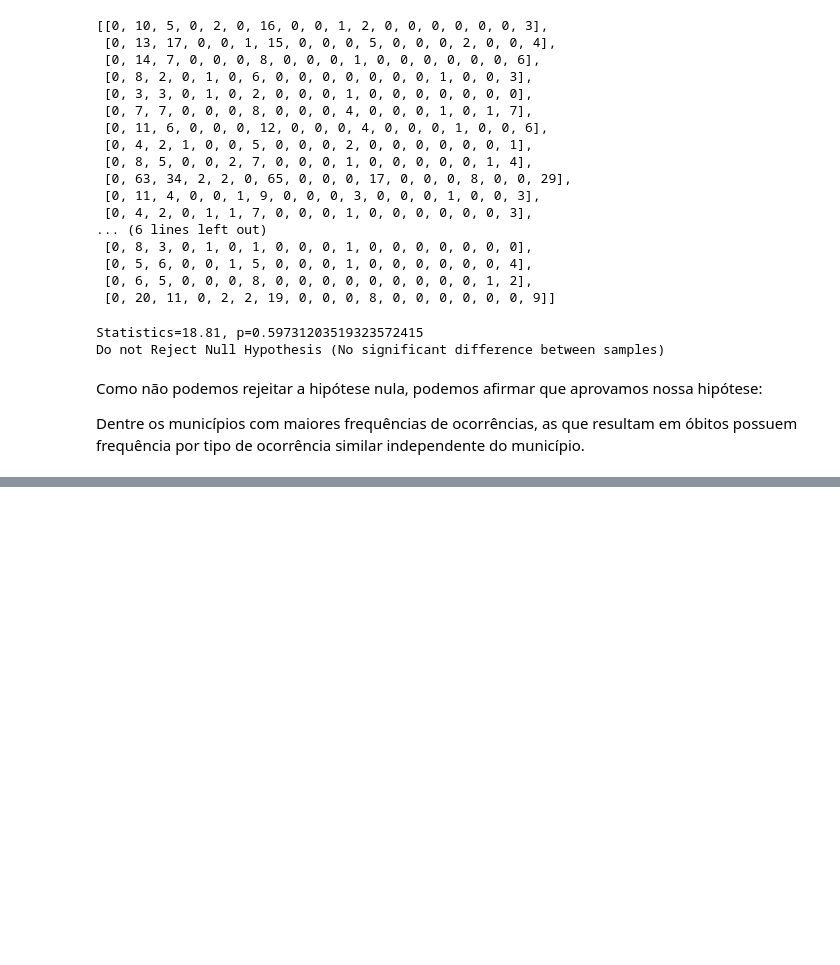
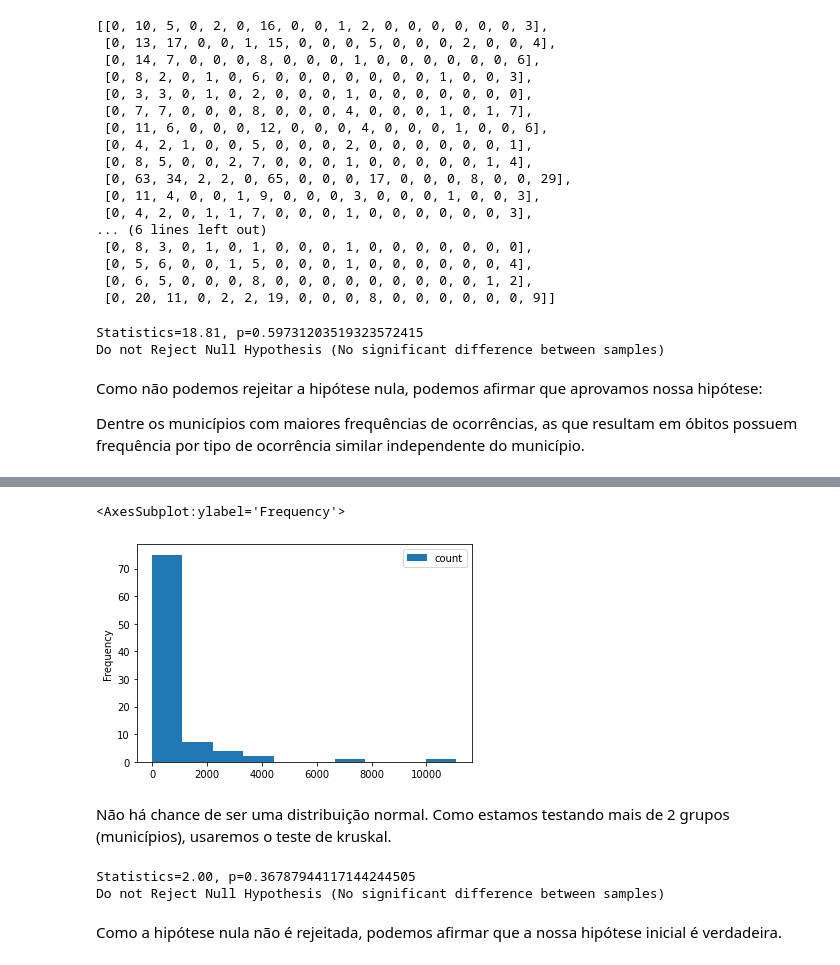
Before and after one commit to alpsilva/emergency-occurrences-recife, a Jupyter notebook: study.ipynb, the cells around one changed output, grey strips where cells are left out. Cells and saved outputs as stored; diff of their text form; code cells hidden in the pictures; blank space fills up the shorter version.

```diff
--- a/study.ipynb
+++ b/study.ipynb
@@ -420,0 +500,6 @@ Dentre os municípios com maiores frequências de ocorrências, as que resultam
+# %%
+highest_5 = raw_df.groupby(['municipio'])['data'].agg(['count']).reset_index()
+highest_5 = highest_5.sort_values(by="count", ascending=False)
+highest_5 = highest_5[0:5]
+highest_5_names = highest_5["municipio"].values.to_list()
+highest_5_names
@@ -420,0 +512,4 @@ Dentre os municípios com maiores frequências de ocorrências, as que resultam
+# %%
+frequencia_ocorrencia = raw_df.groupby(["municipio", "tipo"])["data"].agg(["count"]).reset_index()
+frequencia_ocorrencia = frequencia_ocorrencia[frequencia_ocorrencia["municipio"].isin(highest_5_names)]
+frequencia_ocorrencia
@@ -420,0 +530,7 @@ Dentre os municípios com maiores frequências de ocorrências, as que resultam
+# %%
+frequencia_ocorrencia.plot.hist()
+# %% [output]
+<AxesSubplot:ylabel='Frequency'>
+[figure, added]
+# %% [markdown]
+Não há chance de ser uma distribuição normal. Como estamos testando mais de 2 grupos (municípios), usaremos o teste de kruskal.
@@ -420,0 +543,17 @@ Dentre os municípios com maiores frequências de ocorrências, as que resultam
+# %%
+from scipy import stats
+
+stat, p_value = stats.kruskal(*frequencia_ocorrencia)
+print('Statistics=%.2f, p=%.20f' % (stat, p_value))
+
+alpha = 0.05
+
+if p_value < alpha:
+    print('Reject Null Hypothesis (Significant difference between samples)')
+else:
+    print('Do not Reject Null Hypothesis (No significant difference between samples)')
+# %% [output]
+Statistics=2.00, p=0.36787944117144244505
+Do not Reject Null Hypothesis (No significant difference between samples)
+# %% [markdown]
+Como a hipótese nula não é rejeitada, podemos afirmar que a nossa hipótese inicial é verdadeira.
```
Also changed, not shown: parts of 29 cells of this notebook.
